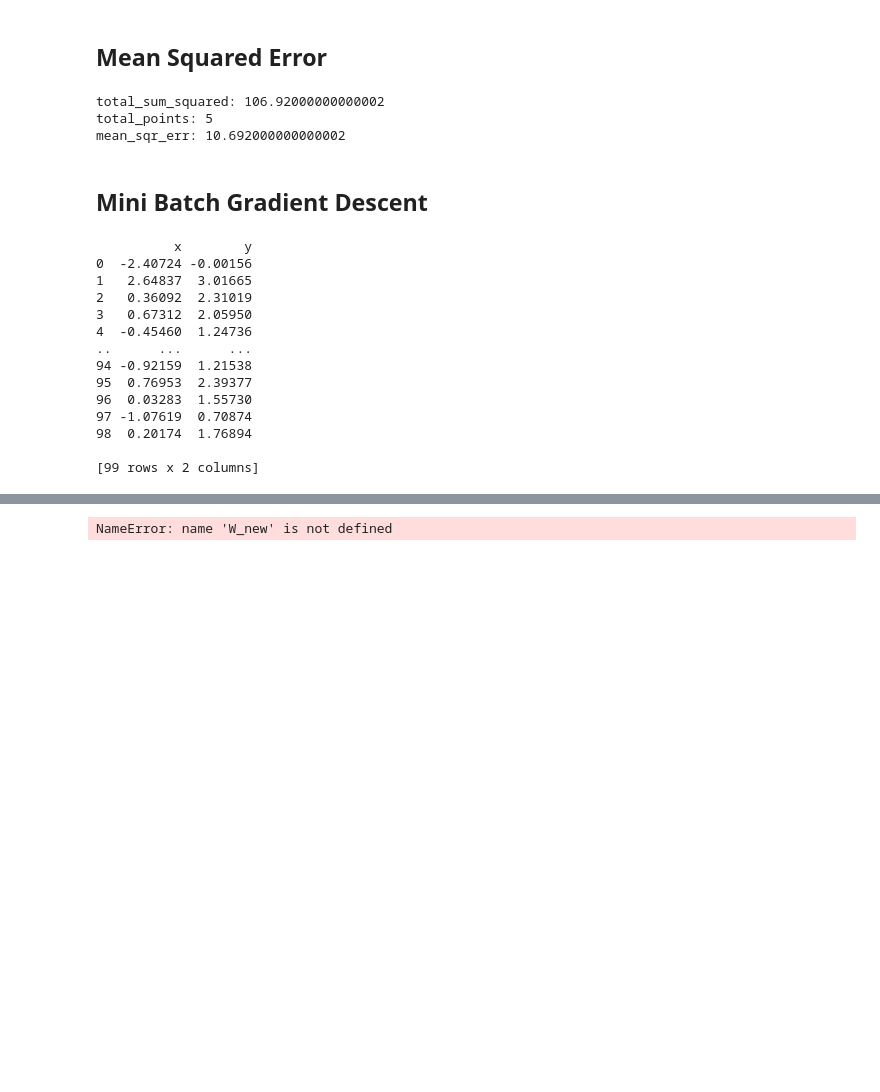
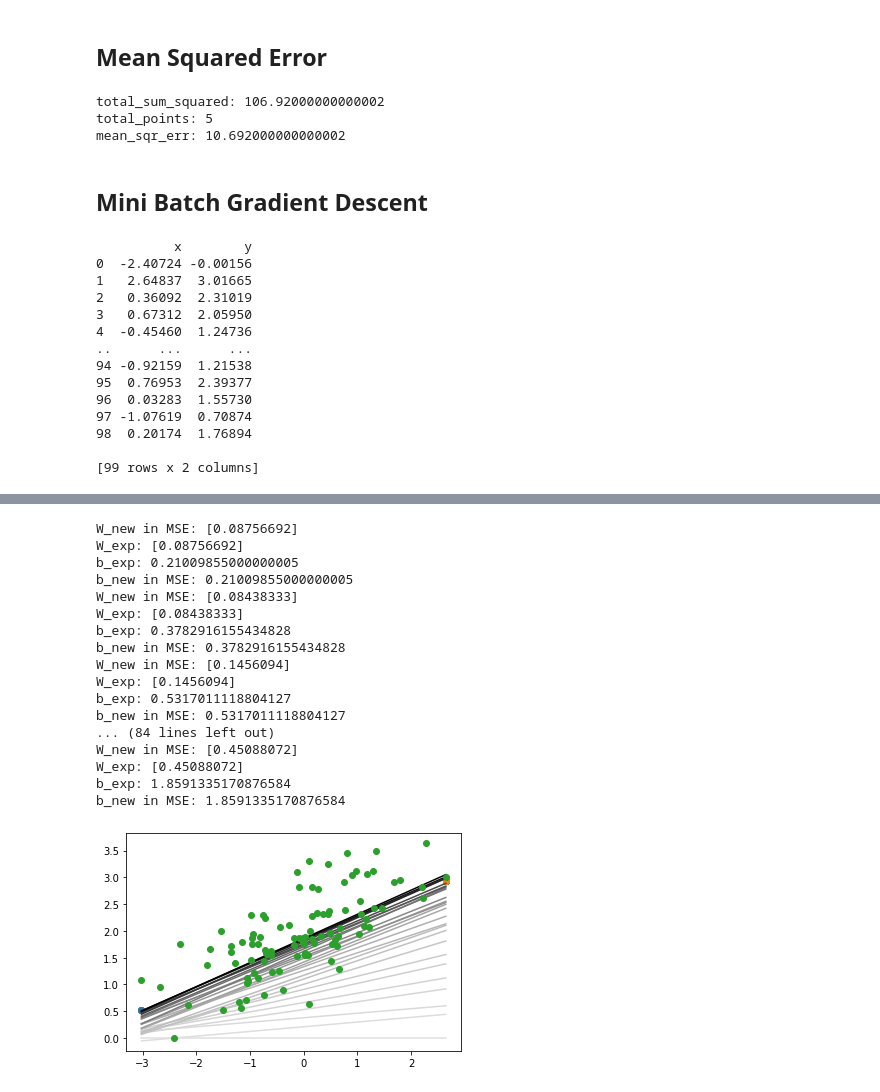
Before and after one commit to srujansurapaneni/ml-tensorflow, a Jupyter notebook: regression-learning.ipynb, the cells around one changed output, grey strips where cells are left out. Cells and saved outputs as stored; diff of their text form; code cells hidden in the pictures; blank space fills up the shorter version.

```diff
--- a/regression-learning.ipynb
+++ b/regression-learning.ipynb
@@ -97,8 +100,25 @@ def MSEStep(X, y, W, b, learn_rate = 0.005):
     """
 
     # Fill in code
+    y_hat = np.matmul(X, W) + b
+#     print('X in MSE:',X)
+#     print('W in MSE:',W)
+#     print('b in MSE:',b)
+#     print('y_hat:',y_hat)
+#     print('y in MSE:',y)
+    errors = y - y_hat
+#     print('errors in MSE:',errors)
 
-    return W_new, b_new
+    W_new = W + learn_rate * np.matmul(errors, X)
+    print('W_new in MSE:',W_new)
+    W_exp = W + np.matmul(errors, X) * learn_rate
+    print('W_exp:',W_exp)
+    b_exp = b + errors.sum() * learn_rate
+    print('b_exp:',b_exp)
+    b_new = b + learn_rate * errors.sum()
+    print('b_new in MSE:',b_new)
+
+    return W_exp, b_exp
 
 
 # The parts of the script below will be run when you press the "Test Run"
@@ -124,37 +144,59 @@ def miniBatchGD(X, y, batch_size = 20, learn_rate = 0.005, num_iter = 25):
     W = np.zeros(X.shape[1]) # coefficients
     b = 0 # intercept
 
     # run iterations
     regression_coef = [np.hstack((W,b))]
     for _ in range(num_iter):
         batch = np.random.choice(range(n_points), batch_size)
         X_batch = X[batch,:]
         y_batch = y[batch]
         W, b = MSEStep(X_batch, y_batch, W, b, learn_rate)
         regression_coef.append(np.hstack((W,b)))
 
     return regression_coef
 
 
 if __name__ == "__main__":
     # perform gradient descent
-    data = np.loadtxt('/home/ss-root/Desktop/learning/udacity/ml-tensorflow/mini-gd.csv', delimiter = ',')
+#     for d20
+#     data = np.loadtxt('/home/ss-root/Desktop/learning/udacity/ml-tensorflow/mini-gd.csv', delimiter = ',')
+    data = np.loadtxt('C:\\Users\\sruja\\Desktop\\udacity\\ml-tensorflow\\mini-gd.csv', delimiter = ',')
     X = data[:,:-1]
     y = data[:,-1]
     regression_coef = miniBatchGD(X, y)
 
     # plot the results
     import matplotlib.pyplot as plt
 
     plt.figure()
     X_min = X.min()
     X_max = X.max()
-#     counter = len(regression_coef)
-#     for W, b in regression_coef:
-#         counter -= 1
-#         color = [1 - 0.92 ** counter for _ in range(3)]
-#         plt.plot([X_min, X_max],[X_min * W + b, X_max * W + b], color = color)
+    counter = len(regression_coef)
+    for W, b in regression_coef:
+        counter -= 1
+        color = [1 - 0.92 ** counter for _ in range(3)]
+        plt.plot([X_min, X_max],[X_min * W + b, X_max * W + b], color = color)
+#         plt.plot([-3.02296, 2.64837],[X_min * 0.42444267 + 1.81163196, X_max * 0.42444267 + 1.81163196], color = color)
+        plt.scatter(X_min, 0.528555875)
+        plt.scatter(X_max, 2.93571319)
     plt.scatter(X, y, zorder = 3)
     plt.show()
 # %% [output]
-NameError: name 'W_new' is not defined
+W_new in MSE: [0.08756692]
+W_exp: [0.08756692]
+b_exp: 0.21009855000000005
+b_new in MSE: 0.21009855000000005
+W_new in MSE: [0.08438333]
+W_exp: [0.08438333]
+b_exp: 0.3782916155434828
+b_new in MSE: 0.3782916155434828
+W_new in MSE: [0.1456094]
+W_exp: [0.1456094]
+b_exp: 0.5317011118804127
+b_new in MSE: 0.5317011118804127
+... (84 lines left out)
+W_new in MSE: [0.45088072]
+W_exp: [0.45088072]
+b_exp: 1.8591335170876584
+b_new in MSE: 1.8591335170876584
+[figure, added]
```
Also changed, not shown: parts of 2 cells of this notebook, 1 other file.
